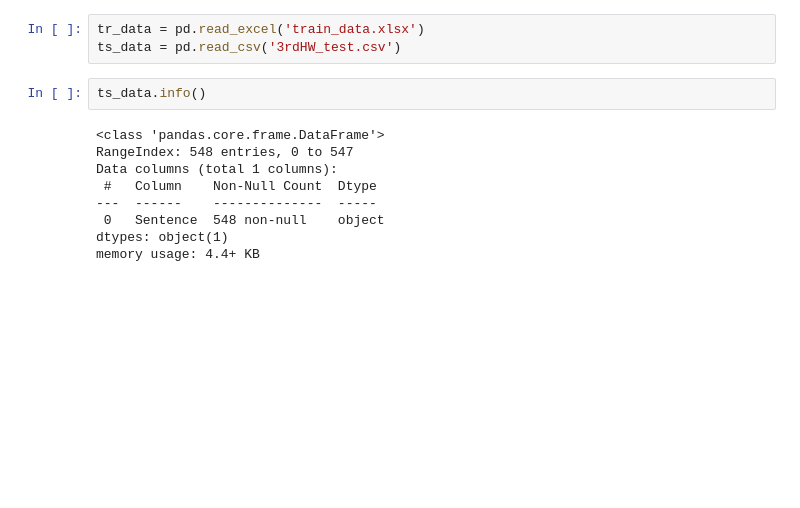
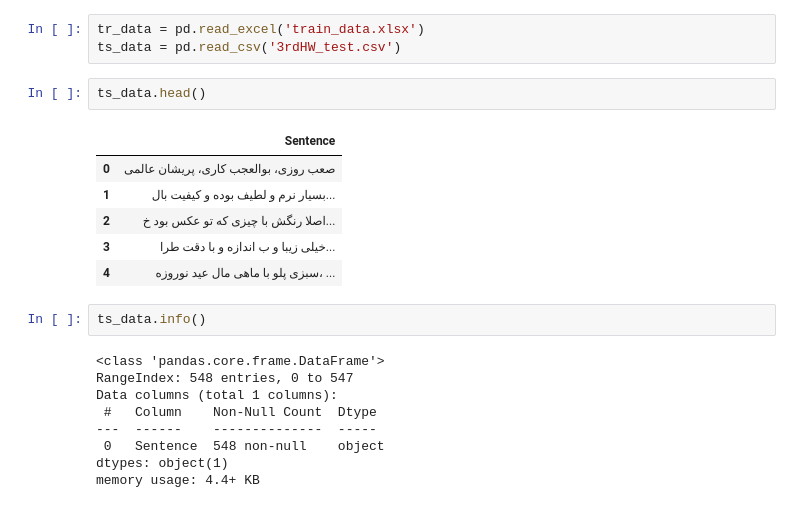
Before and after one commit to alib2014/Persian_sentiment_analysis, a Jupyter notebook: persian_sa.ipynb, the cells around one changed output. Drawn from its saved outputs; the diff is of its cells as text; blank space fills up the shorter version.

```diff
--- a/persian_sa.ipynb
+++ b/persian_sa.ipynb
@@ -514,6 +532,15 @@ F1_score: 0.5874995990245898
 # %%
 tr_data = pd.read_excel('train_data.xlsx')
 ts_data = pd.read_csv('3rdHW_test.csv')
+# %%
+ts_data.head()
+# %% [output]
+|  | Sentence |
+| 0 | صعب روزی، بوالعجب کاری، پریشان عالمی |
+| 1 | بسیار نرم و لطیف بوده و کیفیت بال... |
+| 2 | اصلا رنگش با چیزی که تو عکس بود خ... |
+| 3 | خیلی زیبا و ب اندازه و با دقت طرا... |
+| 4 | سبزی پلو با ماهی مال عید نوروزه، ... |
 # %%
 ts_data.info()
 # %% [output]
```
Also changed, not shown: parts of 26 cells of this notebook, 2 other files.
